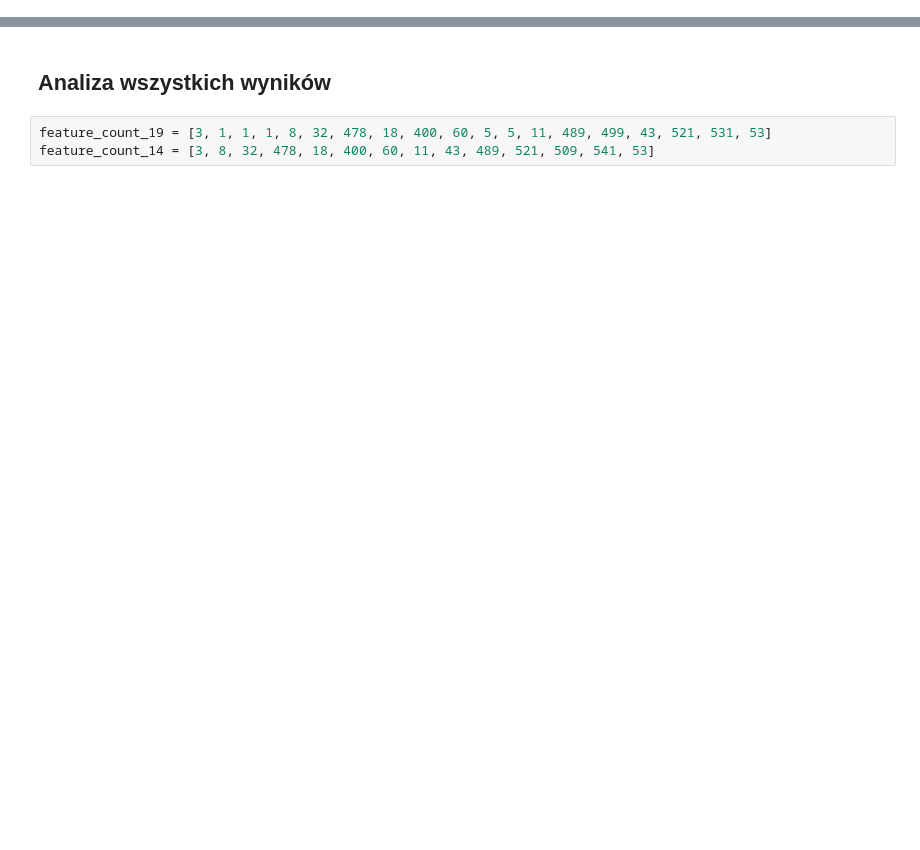
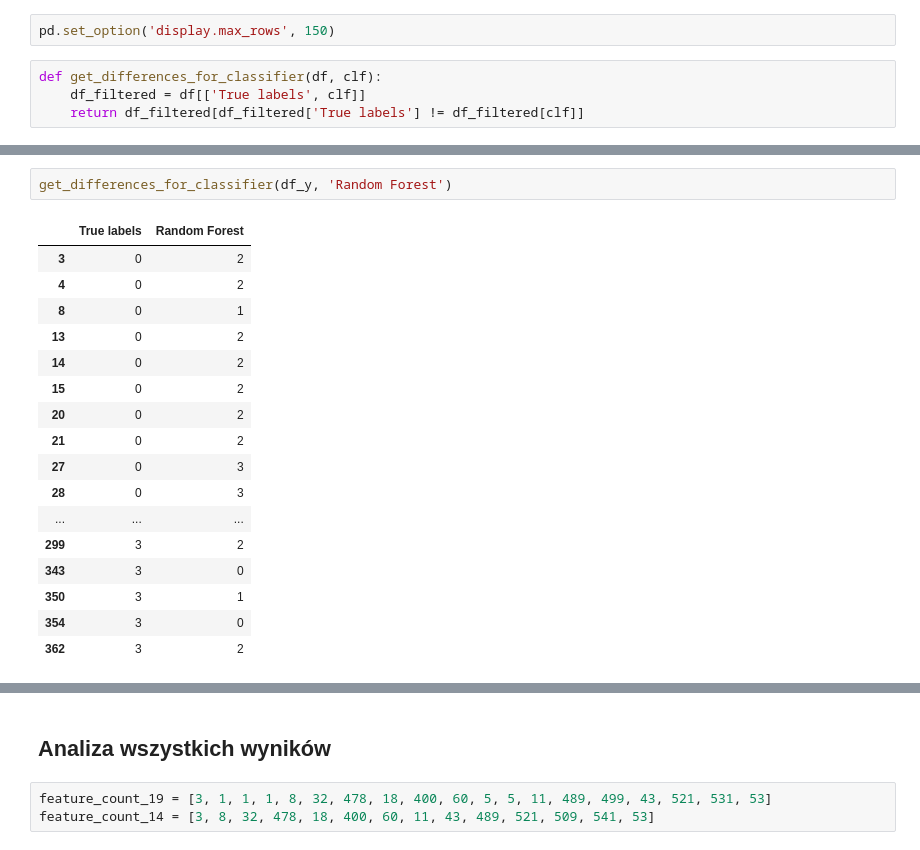
Before and after one commit to lukaszsus/memotion-images-analysis, a Jupyter notebook: experiment_scripts/pandas_dataframes_results.ipynb, the cells around one changed output, grey strips where cells are left out. Cells and saved outputs as stored; diff of their text form; blank space fills up the shorter version.

```diff
--- a/experiment_scripts/pandas_dataframes_results.ipynb
+++ b/experiment_scripts/pandas_dataframes_results.ipynb
@@ -57,0 +89,6 @@ NameError: name 'df_metrics' is not defined
+# %%
+pd.set_option('display.max_rows', 150)
+# %%
+def get_differences_for_classifier(df, clf):
+    df_filtered = df[['True labels', clf]]
+    return df_filtered[df_filtered['True labels'] != df_filtered[clf]]
@@ -57,0 +101,20 @@ NameError: name 'df_metrics' is not defined
+# %%
+get_differences_for_classifier(df_y, 'Random Forest')
+# %% [output]
+|  | True labels | Random Forest |
+| 3 | 0 | 2 |
+| 4 | 0 | 2 |
+| 8 | 0 | 1 |
+| 13 | 0 | 2 |
+| 14 | 0 | 2 |
+| 15 | 0 | 2 |
+| 20 | 0 | 2 |
+| 21 | 0 | 2 |
+| 27 | 0 | 3 |
+| 28 | 0 | 3 |
+| ... | ... | ... |
+| 299 | 3 | 2 |
+| 343 | 3 | 0 |
+| 350 | 3 | 1 |
+| 354 | 3 | 0 |
+| 362 | 3 | 2 |
```
Also changed, not shown: parts of 20 cells of this notebook, 1 other file.
